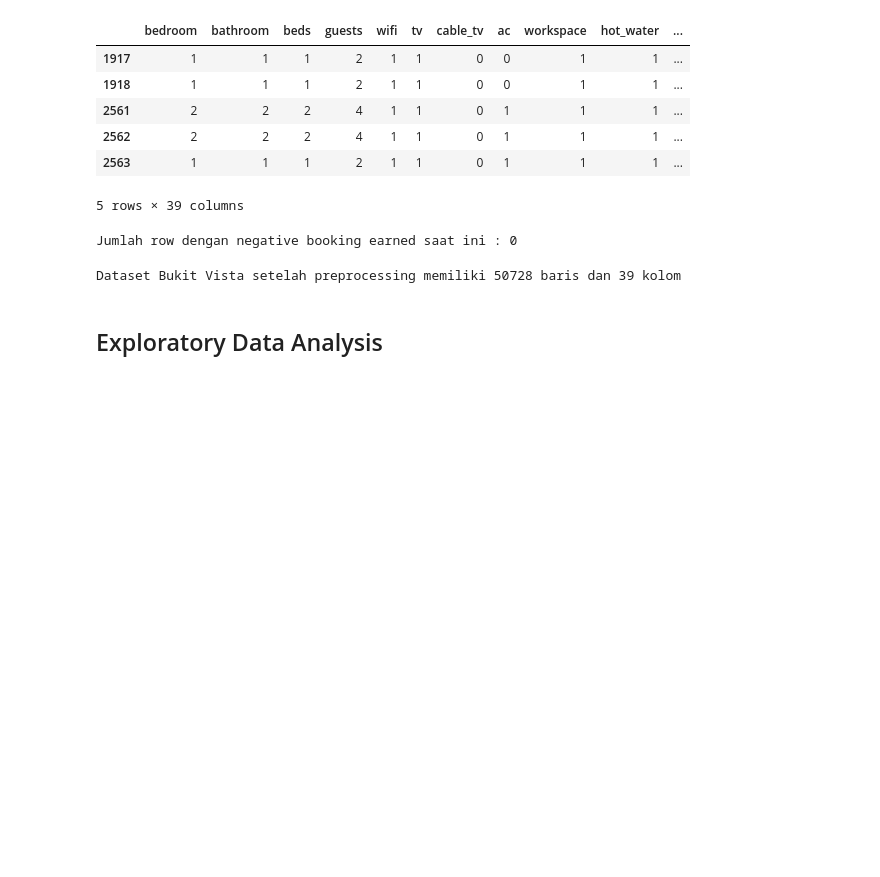
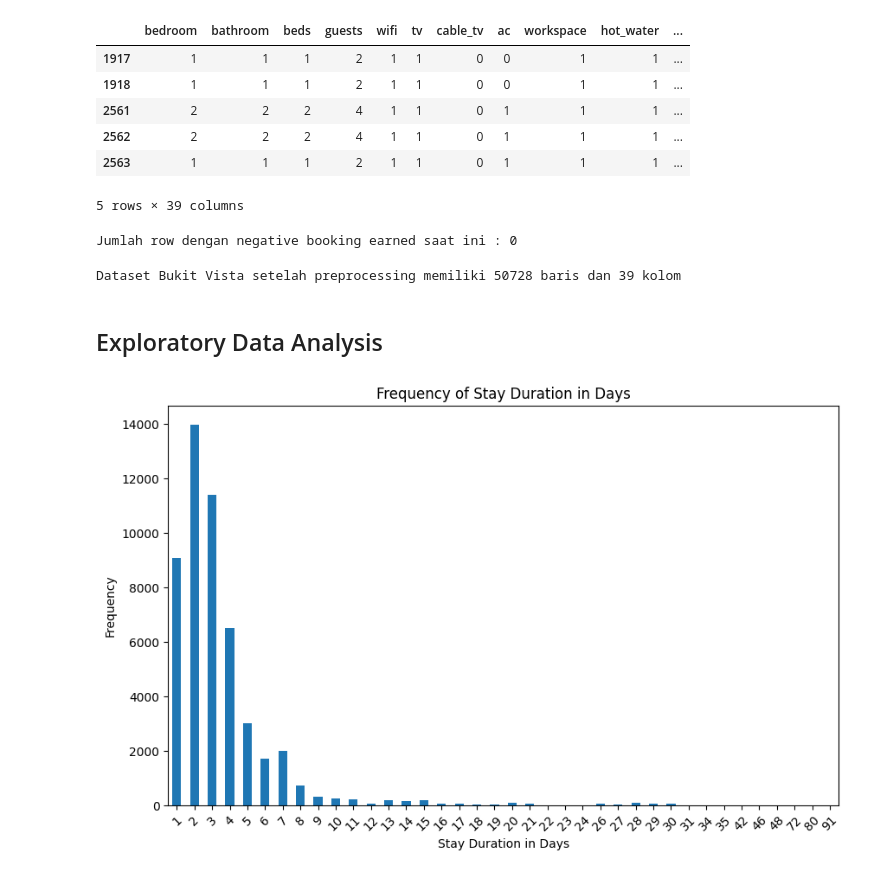
Before and after one commit to naufalsutrisna/Room-Pricing-Bukit-Vista, a Jupyter notebook: machine learning/preprocessing.ipynb, the cells around one changed output. Cells and saved outputs as stored; diff of their text form; code cells hidden in the pictures; blank space fills up the shorter version.

```diff
--- a/machine learning/preprocessing.ipynb
+++ b/machine learning/preprocessing.ipynb
@@ -205,3 +205,17 @@ print("Dataset Bukit Vista setelah preprocessing memiliki {} baris dan {} kolom"
 Dataset Bukit Vista setelah preprocessing memiliki 50728 baris dan 39 kolom
 # %% [markdown]
 ## Exploratory Data Analysis
+# %%
+# cari stay in day biasanya berapa
+stay_duration_count = df['stay_duration_in_days'].value_counts().sort_index()
+
+# buat plotnya
+plt.figure(figsize=(10, 6))
+stay_duration_count.plot(kind='bar')
+plt.xlabel('Stay Duration in Days')
+plt.ylabel('Frequency')
+plt.title('Frequency of Stay Duration in Days')
+plt.xticks(rotation=45)
+plt.show()
+# %% [output]
+[figure, added]
```
Also changed, not shown: parts of 20 cells of this notebook, 1 other file.
